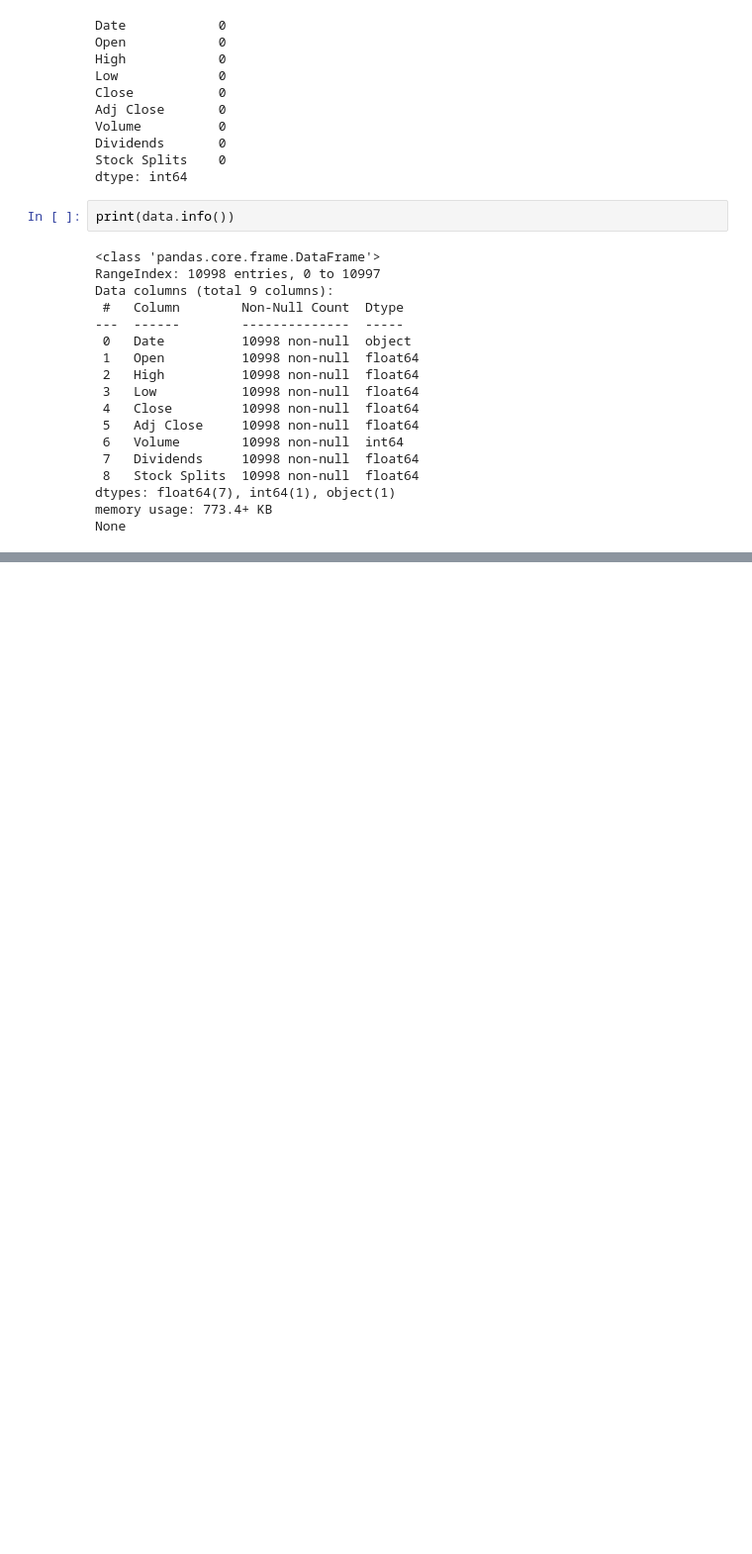
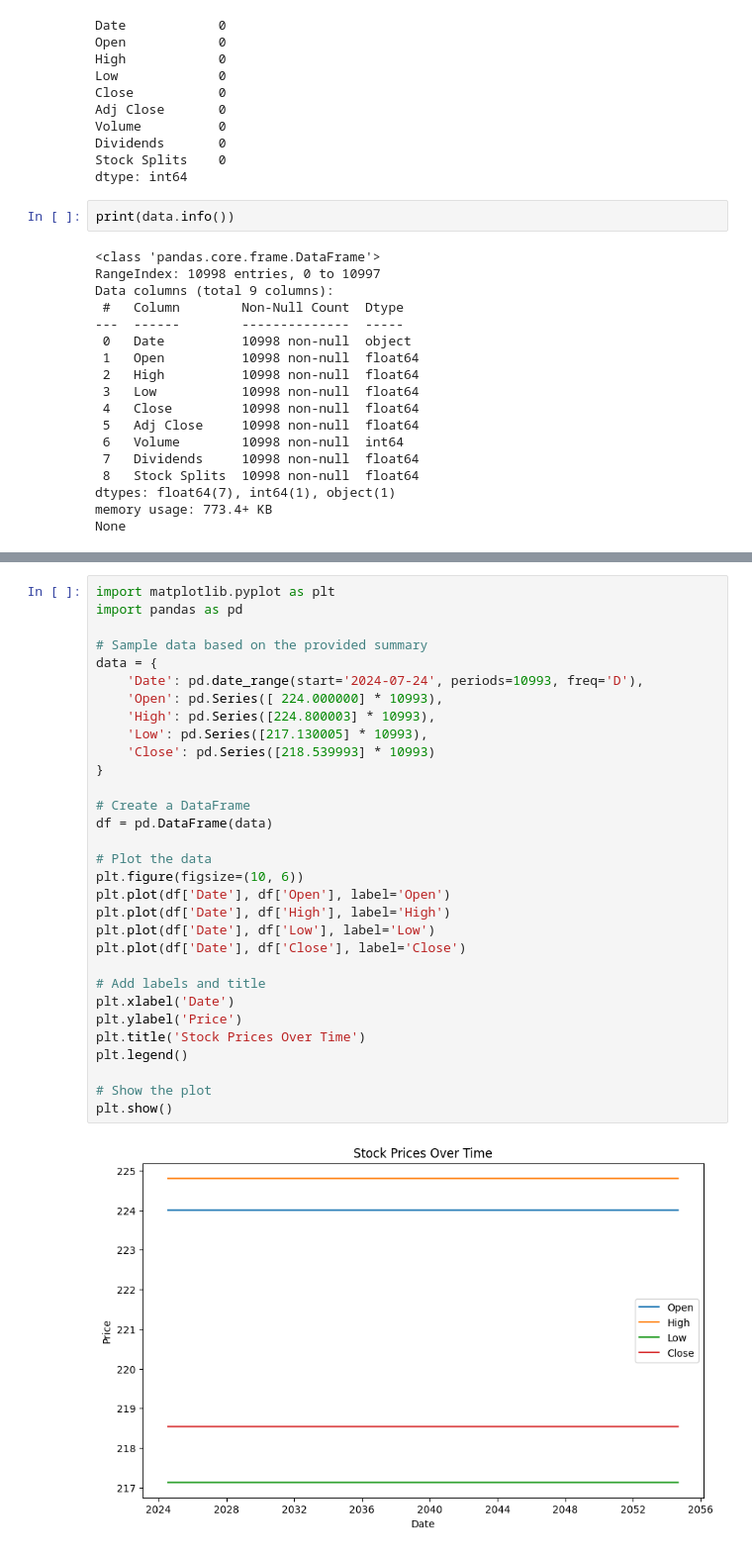
Before and after one commit to obig20/week_one, a Jupyter notebook: EDA.ipynb, the cells around one changed output, grey strips where cells are left out. Shown at 99% size. Saved outputs shown, nothing was run; the diff lists cells and outputs as text; blank space fills up the shorter version.

Commit message:
graphical expression of  the data

```diff
--- a/EDA.ipynb
+++ b/EDA.ipynb
@@ -97,3 +97,36 @@ data.describe(include='all').T
 | Volume | 10998.0 | NaN | NaN | NaN | 318080644.371704 | 335452346.642654 | 0.0 | 113254500.0 | 205741200.0 | 398527500.0 | 7421640800.0 |
 | Dividends | 10998.0 | NaN | NaN | NaN | 0.000752 | 0.011753 | 0.0 | 0.0 | 0.0 | 0.0 | 0.25 |
 | Stock Splits | 10998.0 | NaN | NaN | NaN | 0.001546 | 0.083663 | 0.0 | 0.0 | 0.0 | 0.0 | 7.0 |
+# %%
+import matplotlib.pyplot as plt
+import pandas as pd
+
+# Sample data based on the provided summary
+data = {
+    'Date': pd.date_range(start='2024-07-24', periods=10993, freq='D'),
+    'Open': pd.Series([	224.000000] * 10993),
+    'High': pd.Series([224.800003] * 10993),
+    'Low': pd.Series([217.130005] * 10993),
+    'Close': pd.Series([218.539993] * 10993)
+}
+
+# Create a DataFrame
+df = pd.DataFrame(data)
+
+# Plot the data
+plt.figure(figsize=(10, 6))
+plt.plot(df['Date'], df['Open'], label='Open')
+plt.plot(df['Date'], df['High'], label='High')
+plt.plot(df['Date'], df['Low'], label='Low')
+plt.plot(df['Date'], df['Close'], label='Close')
+
+# Add labels and title
+plt.xlabel('Date')
+plt.ylabel('Price')
+plt.title('Stock Prices Over Time')
+plt.legend()
+
+# Show the plot
+plt.show()
+# %% [output]
+[figure, added]
```
Also changed, not shown: parts of 1 cell of this notebook.
